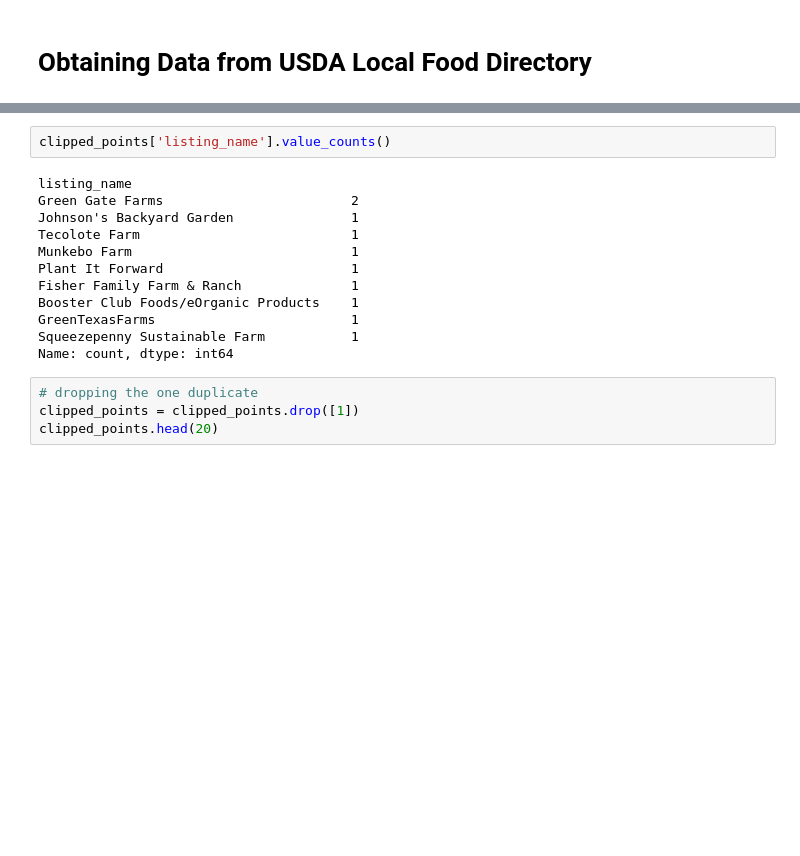
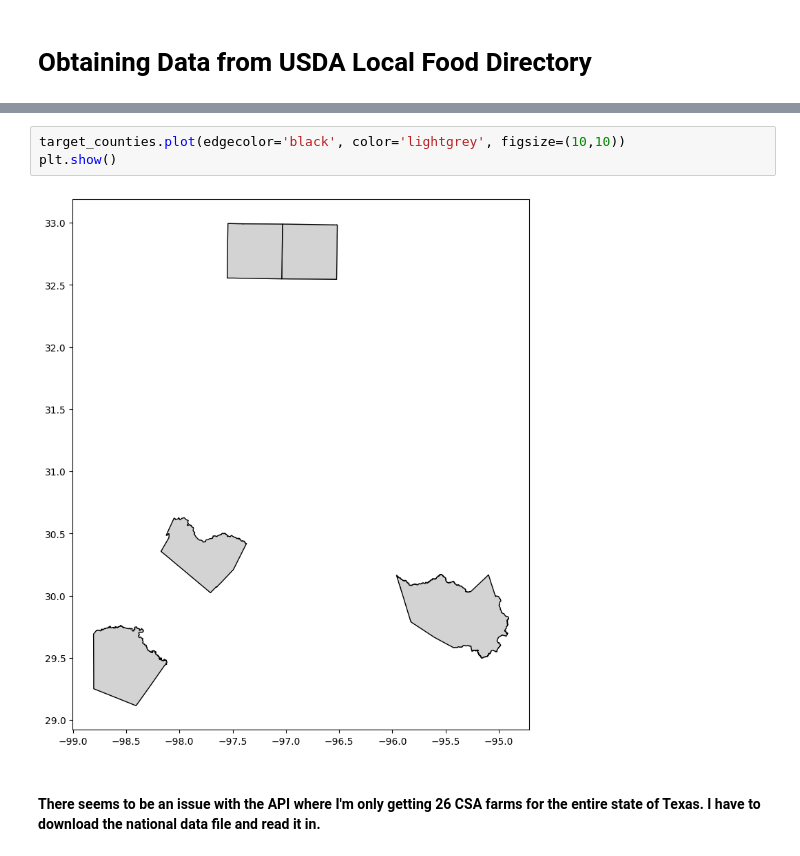
Before and after one commit to sarazarea26/fooddesertproject, a Jupyter notebook: urbanFarmData/usda_data.ipynb, the cells around one changed output, grey strips where cells are left out. Saved outputs shown, nothing was run; the diff lists cells and outputs as text; blank space fills up the shorter version.

Commit message:
Added cleaned USDA local food directory data

```diff
--- a/urbanFarmData/usda_data.ipynb
+++ b/urbanFarmData/usda_data.ipynb
@@ -101,18 +53,7 @@ clipped_points.to_file('usdaFarms.gpkg', driver='GPKG')
-# %%
-clipped_points['listing_name'].value_counts()
-# %% [output]
-listing_name
-Green Gate Farms                        2
-Johnson's Backyard Garden               1
-Tecolote Farm                           1
-Munkebo Farm                            1
-Plant It Forward                        1
-Fisher Family Farm & Ranch              1
-Booster Club Foods/eOrganic Products    1
-GreenTexasFarms                         1
-Squeezepenny Sustainable Farm           1
-Name: count, dtype: int64
-# %%
-# dropping the one duplicate
-clipped_points = clipped_points.drop([1])
-clipped_points.head(20)
+# %%
+target_counties.plot(edgecolor='black', color='lightgrey', figsize=(10,10))
+plt.show()
+# %% [output]
+[figure, added]
+# %% [markdown]
+#### There seems to be an issue with the API where I'm only getting 26 CSA farms for the entire state of Texas. I have to download the national data file and read it in.
```
Also changed, not shown: parts of 9 cells of this notebook, 3 other files.
